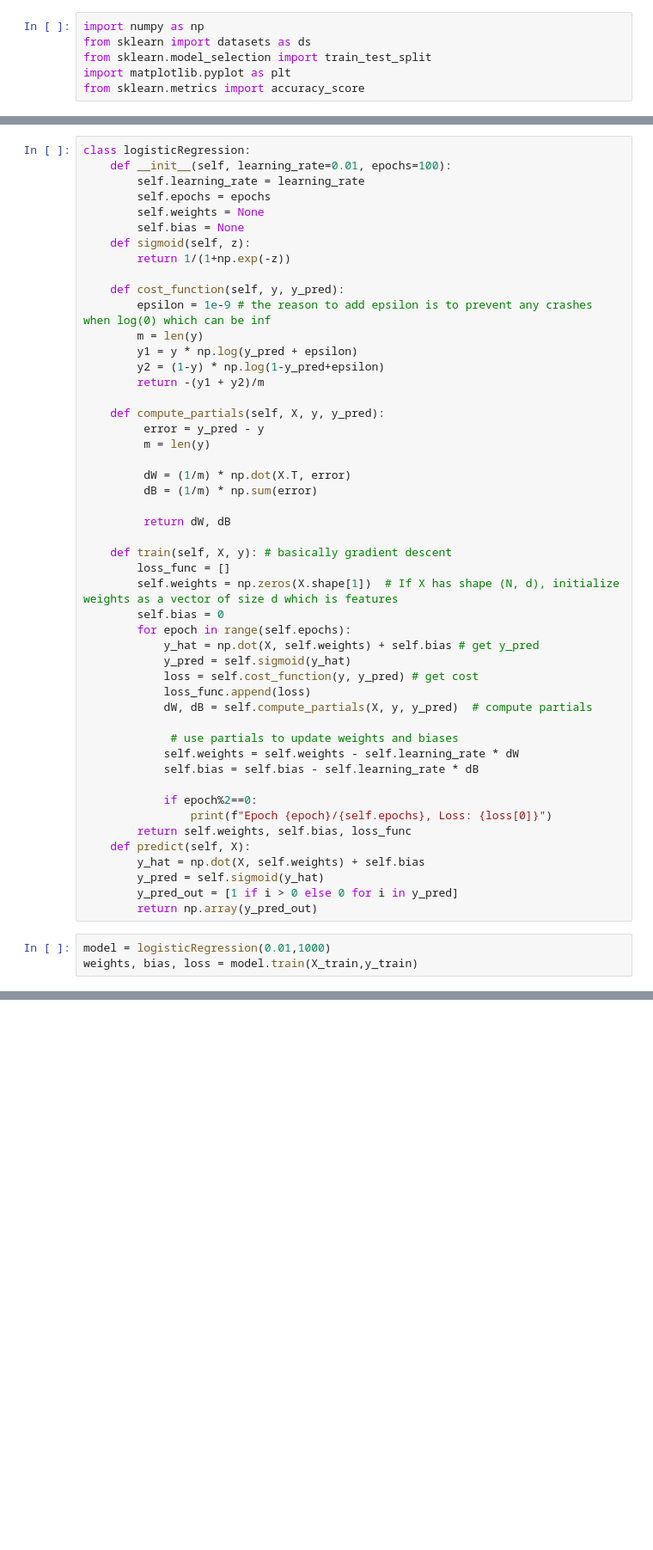
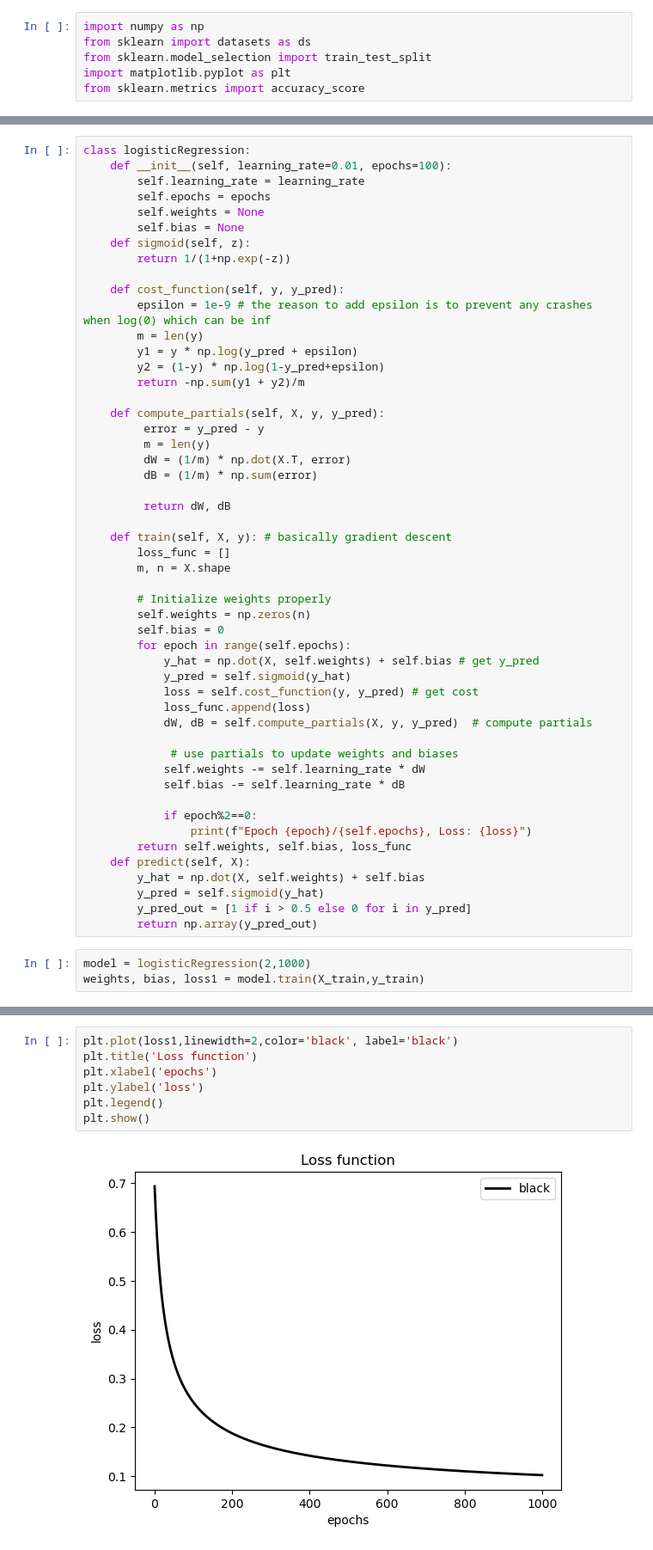
Before and after one commit to devireddyprasanth22/ml-models, a Jupyter notebook: logistic_regression/logistic_regression.ipynb, the cells around one changed output, grey strips where cells are left out. Shown at 86% size. Cells and saved outputs as stored; diff of their text form; blank space fills up the shorter version.

Commit message:
logistic regression complete

```diff
--- a/logistic_regression/logistic_regression.ipynb
+++ b/logistic_regression/logistic_regression.ipynb
@@ -75,12 +96,11 @@ class logisticRegression:
         m = len(y)
         y1 = y * np.log(y_pred + epsilon)
         y2 = (1-y) * np.log(1-y_pred+epsilon)
-        return -(y1 + y2)/m
+        return -np.sum(y1 + y2)/m
 
     def compute_partials(self, X, y, y_pred):
          error = y_pred - y
          m = len(y)
-
          dW = (1/m) * np.dot(X.T, error)
          dB = (1/m) * np.sum(error)
 
@@ -88,7 +108,10 @@ class logisticRegression:
 
     def train(self, X, y): # basically gradient descent
         loss_func = []
-        self.weights = np.zeros(X.shape[1])  # If X has shape (N, d), initialize weights as a vector of size d which is features
+        m, n = X.shape
+
+        # Initialize weights properly
+        self.weights = np.zeros(n)
         self.bias = 0
         for epoch in range(self.epochs):
             y_hat = np.dot(X, self.weights) + self.bias # get y_pred
@@ -98,18 +121,18 @@ class logisticRegression:
             dW, dB = self.compute_partials(X, y, y_pred)  # compute partials
 
              # use partials to update weights and biases
-            self.weights = self.weights - self.learning_rate * dW
-            self.bias = self.bias - self.learning_rate * dB
+            self.weights -= self.learning_rate * dW
+            self.bias -= self.learning_rate * dB
 
             if epoch%2==0:
-                print(f"Epoch {epoch}/{self.epochs}, Loss: {loss[0]}")
+                print(f"Epoch {epoch}/{self.epochs}, Loss: {loss}")
         return self.weights, self.bias, loss_func
     def predict(self, X):
         y_hat = np.dot(X, self.weights) + self.bias
         y_pred = self.sigmoid(y_hat)
-        y_pred_out = [1 if i > 0 else 0 for i in y_pred]
+        y_pred_out = [1 if i > 0.5 else 0 for i in y_pred]
         return np.array(y_pred_out)
 # %%
-model = logisticRegression(0.01,1000)
-weights, bias, loss = model.train(X_train,y_train)
+model = logisticRegression(2,1000)
+weights, bias, loss1 = model.train(X_train,y_train)
 # %% [output]
@@ -132,0 +158,9 @@ Epoch 998/1000, Loss: 0.045545639202080025
+# %%
+plt.plot(loss1,linewidth=2,color='black', label='black')
+plt.title('Loss function')
+plt.xlabel('epochs')
+plt.ylabel('loss')
+plt.legend()
+plt.show()
+# %% [output]
+[figure, added]
```
Also changed, not shown: parts of 8 cells of this notebook.
